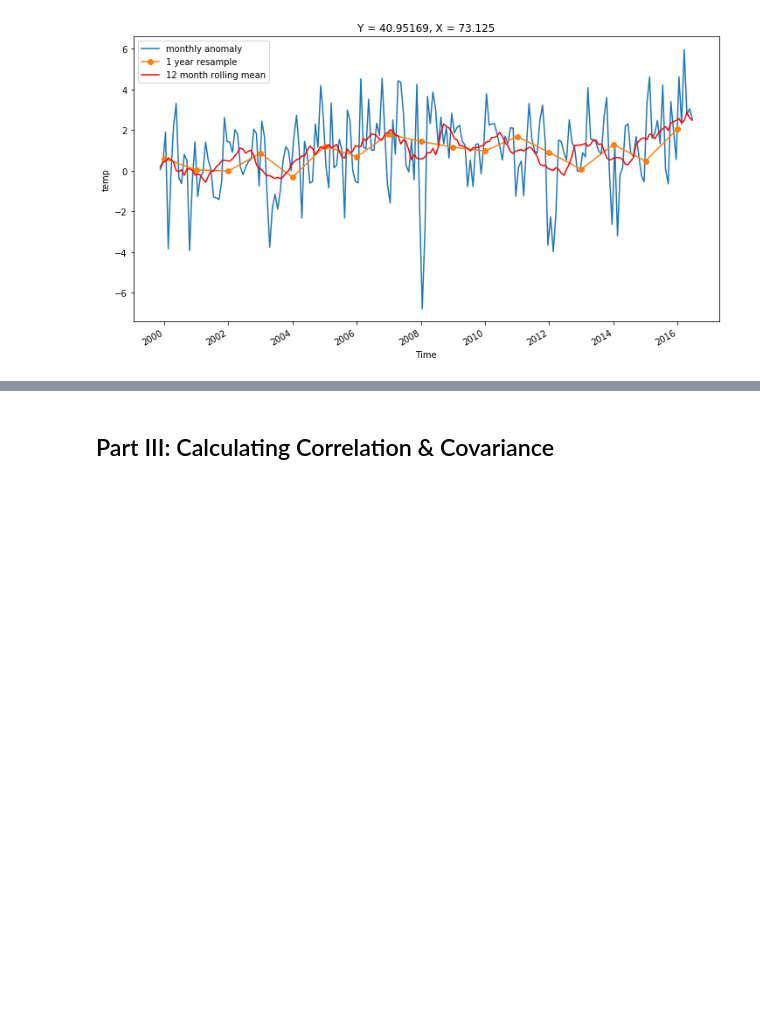
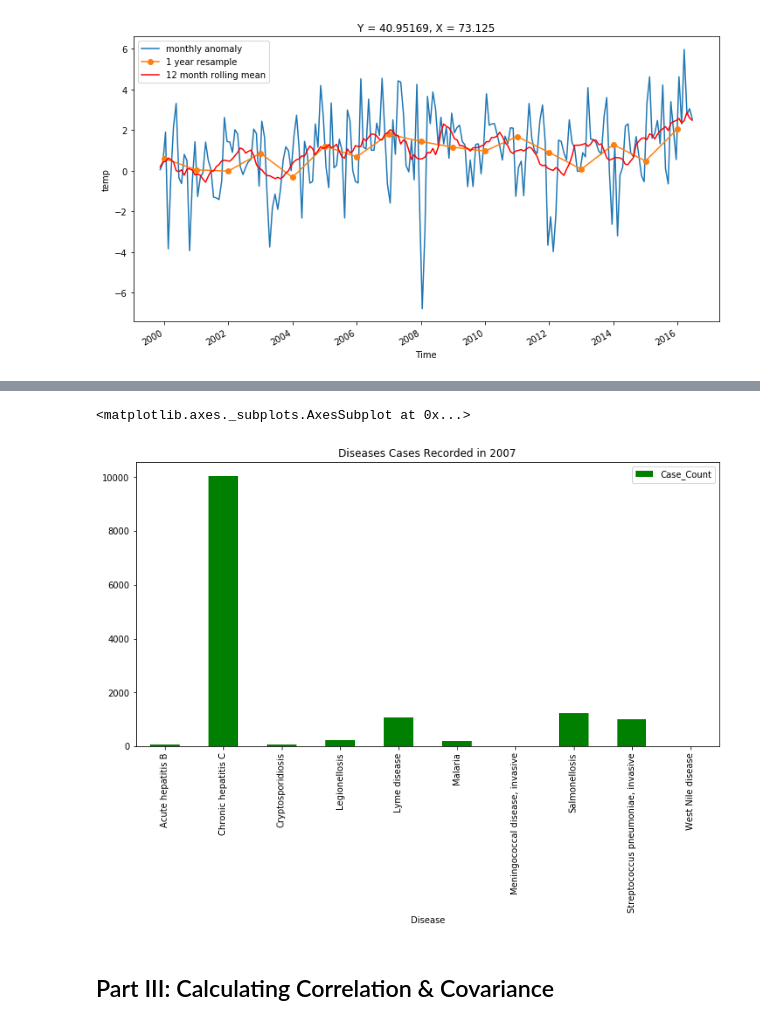
Before and after one commit to stephaniestettz/RCES-Final-Project, a Jupyter notebook: FinalProject.ipynb, the cells around one changed output, grey strips where cells are left out. Cells and saved outputs as stored; diff of their text form; code cells hidden in the pictures; blank space fills up the shorter version.

```diff
--- a/FinalProject.ipynb
+++ b/FinalProject.ipynb
@@ -225,3 +225,11 @@ ax.set_extent(extent)
+# %%
+# create plot of disease cases just for 2007
+fig, ax = plt.subplots(figsize=(12,6))
+year_2007 = diseases.set_index('Year')
+year_2007.loc[2009].groupby('Disease').aggregate({'Case_Count':sum}).plot(ax=ax,kind='bar',color='g',title='Diseases Cases Recorded in 2007')
+# %% [output]
+<matplotlib.axes._subplots.AxesSubplot at 0x...>
+[figure, added]
 # %% [markdown]
 ## Part III: Calculating Correlation & Covariance
 # %% [markdown]
```
Also changed, not shown: parts of 22 cells of this notebook, 1 other file.
